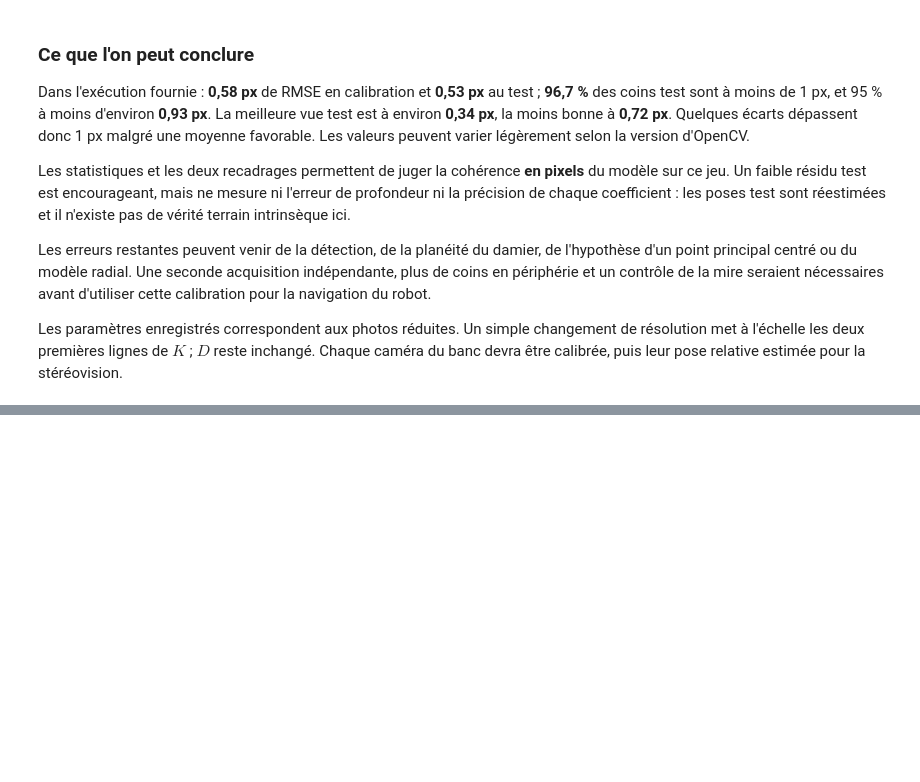
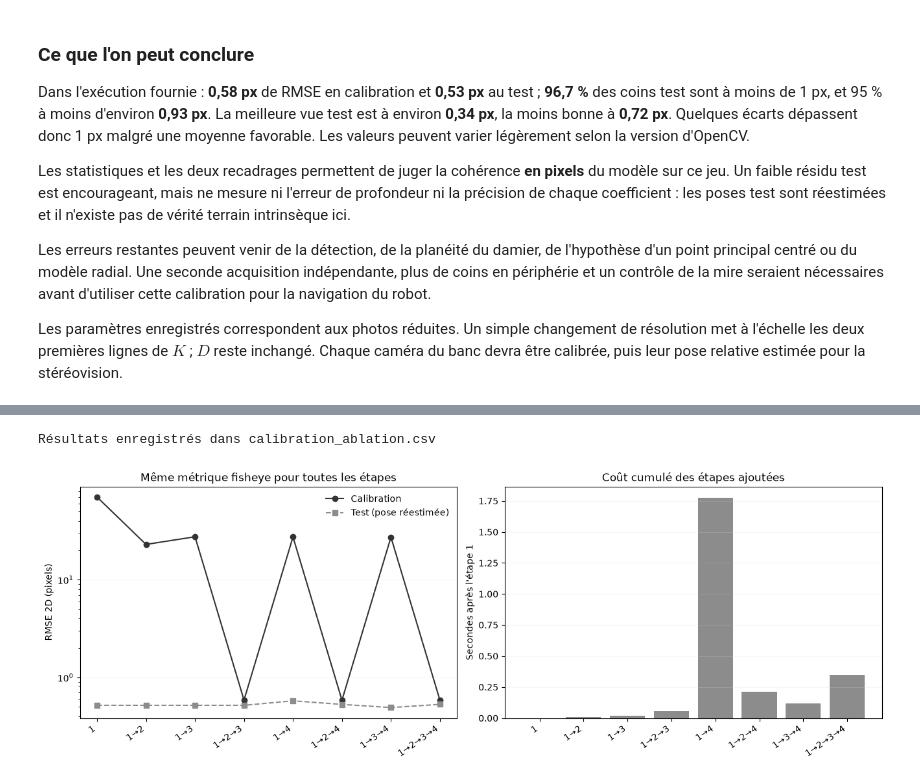
Before and after one commit to Sala2Code/FishEye_Perception, a Jupyter notebook: notebook/I_Geometrie_Calibration.ipynb, the cells around one changed output, grey strips where cells are left out. Saved outputs shown, nothing was run; the diff lists cells and outputs as text; code cells hidden in the pictures; blank space fills up the shorter version.

```diff
--- a/notebook/I_Geometrie_Calibration.ipynb
+++ b/notebook/I_Geometrie_Calibration.ipynb
@@ -992,0 +1223,76 @@ Les paramètres enregistrés correspondent aux photos réduites. Un simple chang
+# %%
+# Tableau sobre, sans dépendance pandas supplémentaire.
+ab_headers = ["Séquence", "RMSE cal. (px)", "RMSE test (px)",
+              "Temps après 1 (s)", "nfev SciPy", "Statut"]
+
+def ab_fmt(x, decimals=3):
+    try:
+        return f"{x:.{decimals}f}" if np.isfinite(x) else "—"
+    except (TypeError, ValueError):
+        return "—"
+
+ab_rows_html = []
+for row in ab_resultats:
+    seq = row["sequence"]
+    emph = (seq == (1, 2, 3, 4))
+    values = [" → ".join(map(str, seq)),
+              ab_fmt(row["rmse_train"]), ab_fmt(row["rmse_test"]),
+              ab_fmt(row["secondes"], 2),
+              f"{row['evaluations']:.0f}" if np.isfinite(row["evaluations"]) else "—",
+              row["statut"]]
+    style = ' style="font-weight:600;background:#f4f5f6"' if emph else ""
+    ab_rows_html.append("<tr" + style + ">" + "".join(
+        f"<td style='padding:8px 11px;border-bottom:1px solid #ddd'>{escape(str(v))}</td>"
+        for v in values) + "</tr>")
+
+ab_html = (
+    "<div style='max-width:1050px;font-family:Arial,sans-serif'>"
+    "<table style='border-collapse:collapse;width:100%;font-size:13px;color:#24272b'>"
+    "<thead><tr style='border-bottom:2px solid #444'>"
+    + "".join(f"<th style='text-align:left;padding:8px 11px'>{escape(h)}</th>" for h in ab_headers)
+    + "</tr></thead><tbody>" + "".join(ab_rows_html) + "</tbody></table></div>"
+)
+display(HTML(ab_html))
+
+# Conserver également un tableau portable après exécution (sans fichiers externes).
+with open("calibration_ablation.csv", "w", newline="", encoding="utf-8") as f:
+    writer = csv.writer(f)
+    writer.writerow(ab_headers)
+    for row in ab_resultats:
+        writer.writerow([
+            "->".join(map(str, row["sequence"])), row["rmse_train"], row["rmse_test"],
+            row["secondes"], row["evaluations"], row["statut"]
+        ])
+print("Résultats enregistrés dans calibration_ablation.csv")
+
+
+# Visualisation directe : chaque branche est une nouvelle expérience.
+ab_valides = [r for r in ab_resultats if np.isfinite(r["rmse_train"])]
+ab_labels = ["→".join(map(str, r["sequence"])) for r in ab_valides]
+ab_x = np.arange(len(ab_labels))
+fig, axes = plt.subplots(1, 2, figsize=(13, 4.5), layout="constrained")
+axes[0].plot(ab_x, [r["rmse_train"] for r in ab_valides],
+             "o-", color="0.2", label="Calibration")
+axes[0].plot(ab_x, [r["rmse_test"] for r in ab_valides],
+             "s--", color="0.55", label="Test (pose réestimée)")
+axes[0].set(yscale="log", ylabel="RMSE 2D (pixels)",
+            title="Même métrique fisheye pour toutes les étapes")
+axes[0].legend(frameon=False)
+axes[1].bar(ab_x, [r["secondes"] for r in ab_valides], color="0.55")
+axes[1].set(ylabel="Secondes après l'étape 1",
+            title="Coût cumulé des étapes ajoutées")
+for ax in axes:
+    ax.set_xticks(ab_x, ab_labels, rotation=35, ha="right")
+    ax.grid(axis="y", color="0.85")
+    ax.grid(axis="x", visible=False)
+plt.show()
+
+# Comparer les intrinsèques finalement estimés : une RMSE faible ne suffit pas.
+print("\nIntrinsèques (toutes les branches, y compris celles sans étape globale) :")
+print(f"{'Séquence':>12} {'fx':>10} {'fy':>10} {'k1':>12} {'k2':>12} {'k3':>12}")
+for seq in ab_ordre:
+    if seq in ab_etats:
+        k = ab_etats[seq].kappa
+        print(f"{'→'.join(map(str,seq)):>12} {k[0]:10.3f} {k[1]:10.3f} "
+              f"{k[2]:12.6f} {k[3]:12.6f} {k[4]:12.6f}")
+# %% [output]
@@ -992,0 +1308,2 @@ Les paramètres enregistrés correspondent aux photos réduites. Un simple chang
+Résultats enregistrés dans calibration_ablation.csv
+[figure, added]
```
Also changed, not shown: parts of 8 cells of this notebook, 31 other files.
